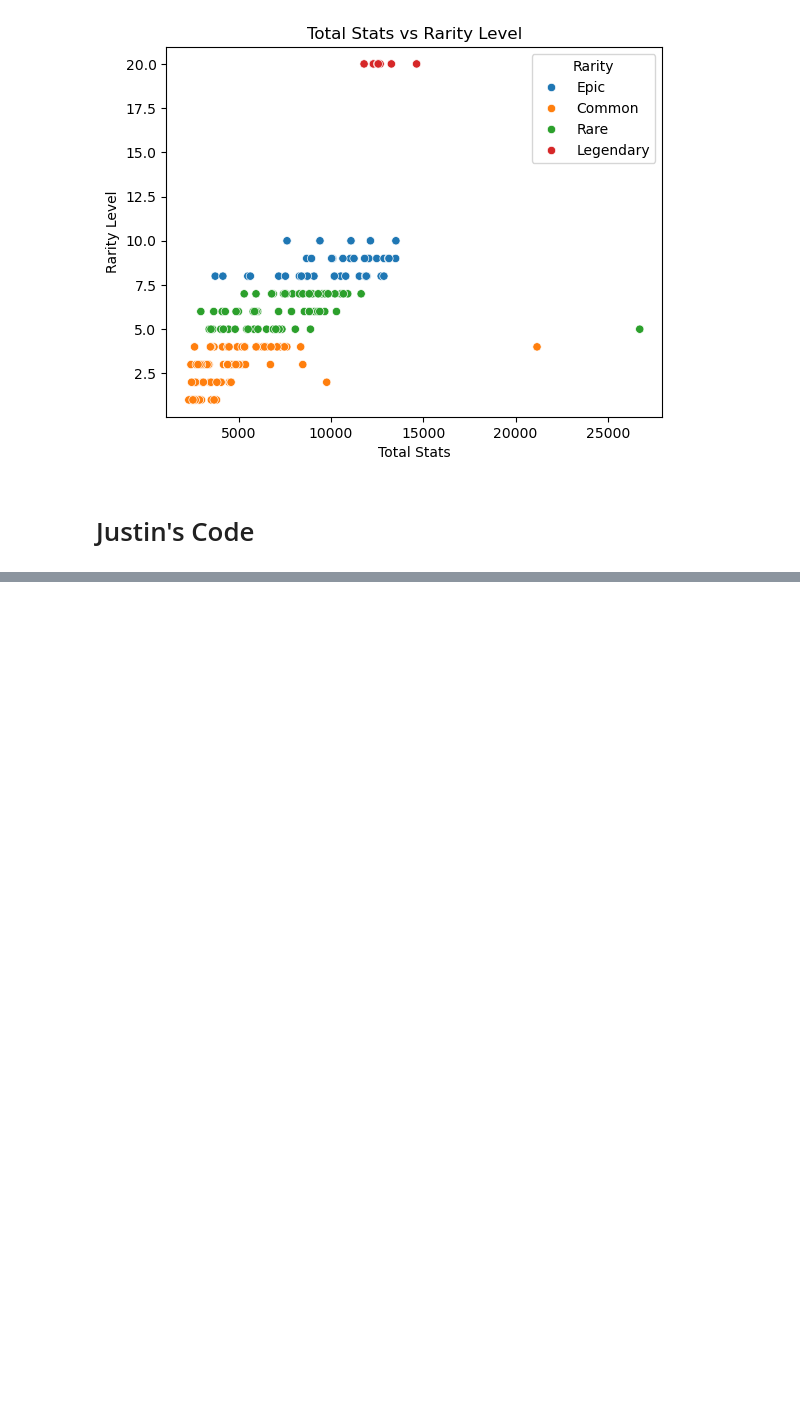
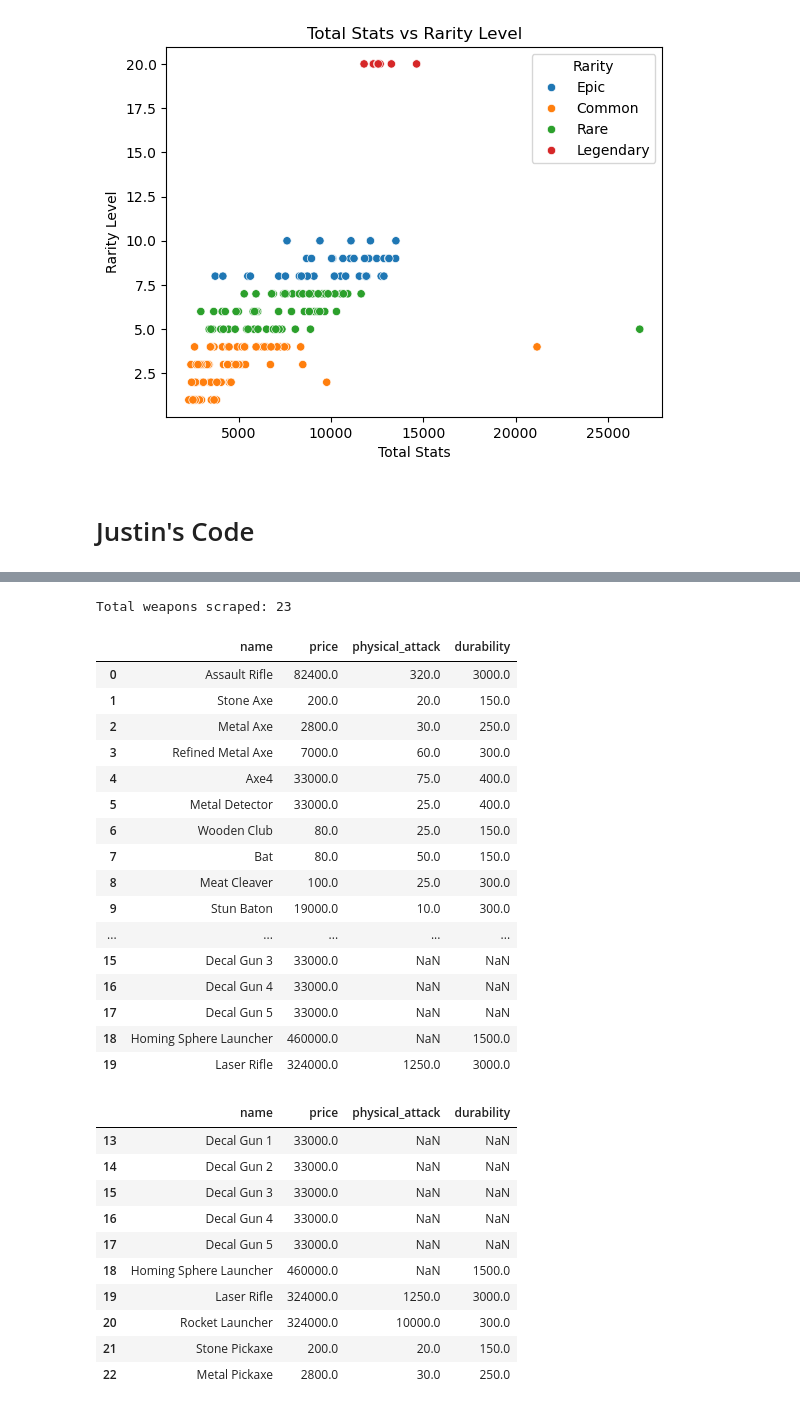
Before and after one commit to xavieryu18/DS3000, a Jupyter notebook: hw5_master.ipynb, the cells around one changed output, grey strips where cells are left out. Drawn from its saved outputs; the diff is of its cells as text; code cells hidden in the pictures; blank space fills up the shorter version.

```diff
--- a/hw5_master.ipynb
+++ b/hw5_master.ipynb
@@ -539,0 +839,41 @@ plt.show()
+# %%
+# Execute the scrape
+weapons_df = scrape_palworld_weapons(max_pages=None, sleep_sec=0.10)
+
+print(f"Total weapons scraped: {len(weapons_df)}")
+display(weapons_df.head(20))
+display(weapons_df.tail(10))
+
+# Optional: save to CSV
+# weapons_df.to_csv("palworld_weapons.csv", index=False)
+# print("Saved to palworld_weapons.csv")
+# %% [output]
+Total weapons scraped: 23
+|  | name | price | physical_attack | durability |
+| 0 | Assault Rifle | 82400.0 | 320.0 | 3000.0 |
+| 1 | Stone Axe | 200.0 | 20.0 | 150.0 |
+| 2 | Metal Axe | 2800.0 | 30.0 | 250.0 |
+| 3 | Refined Metal Axe | 7000.0 | 60.0 | 300.0 |
+| 4 | Axe4 | 33000.0 | 75.0 | 400.0 |
+| 5 | Metal Detector | 33000.0 | 25.0 | 400.0 |
+| 6 | Wooden Club | 80.0 | 25.0 | 150.0 |
+| 7 | Bat | 80.0 | 50.0 | 150.0 |
+| 8 | Meat Cleaver | 100.0 | 25.0 | 300.0 |
+| 9 | Stun Baton | 19000.0 | 10.0 | 300.0 |
+| ... | ... | ... | ... | ... |
+| 15 | Decal Gun 3 | 33000.0 | NaN | NaN |
+| 16 | Decal Gun 4 | 33000.0 | NaN | NaN |
+| 17 | Decal Gun 5 | 33000.0 | NaN | NaN |
+| 18 | Homing Sphere Launcher | 460000.0 | NaN | 1500.0 |
+| 19 | Laser Rifle | 324000.0 | 1250.0 | 3000.0 |
+|  | name | price | physical_attack | durability |
+| 13 | Decal Gun 1 | 33000.0 | NaN | NaN |
+| 14 | Decal Gun 2 | 33000.0 | NaN | NaN |
+| 15 | Decal Gun 3 | 33000.0 | NaN | NaN |
+| 16 | Decal Gun 4 | 33000.0 | NaN | NaN |
+| 17 | Decal Gun 5 | 33000.0 | NaN | NaN |
+| 18 | Homing Sphere Launcher | 460000.0 | NaN | 1500.0 |
+| 19 | Laser Rifle | 324000.0 | 1250.0 | 3000.0 |
+| 20 | Rocket Launcher | 324000.0 | 10000.0 | 300.0 |
+| 21 | Stone Pickaxe | 200.0 | 20.0 | 150.0 |
+| 22 | Metal Pickaxe | 2800.0 | 30.0 | 250.0 |
```
Also changed, not shown: parts of 3 cells of this notebook, 3 other files.
